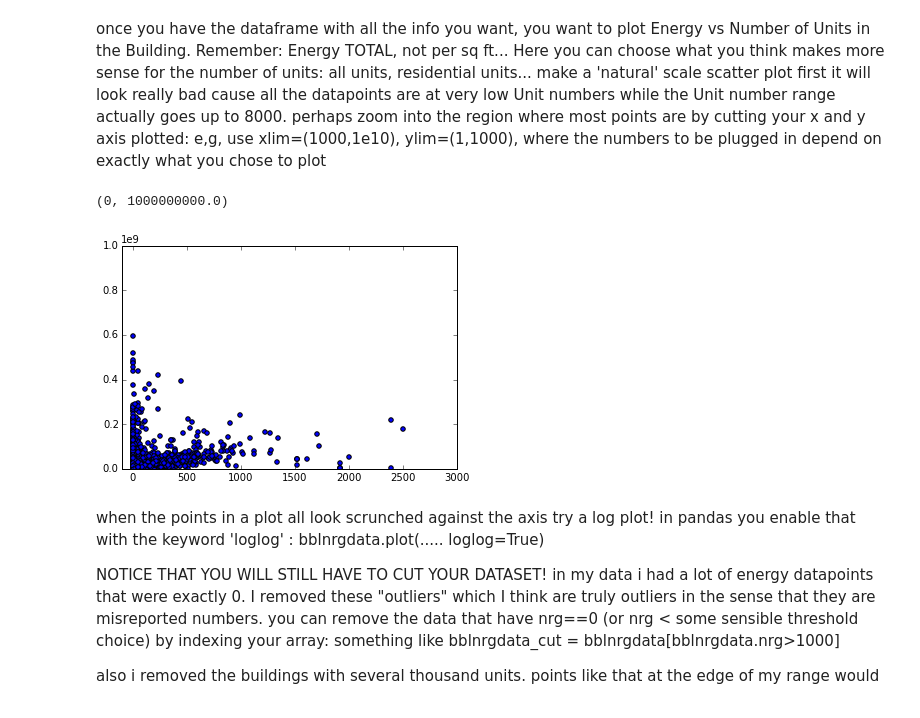
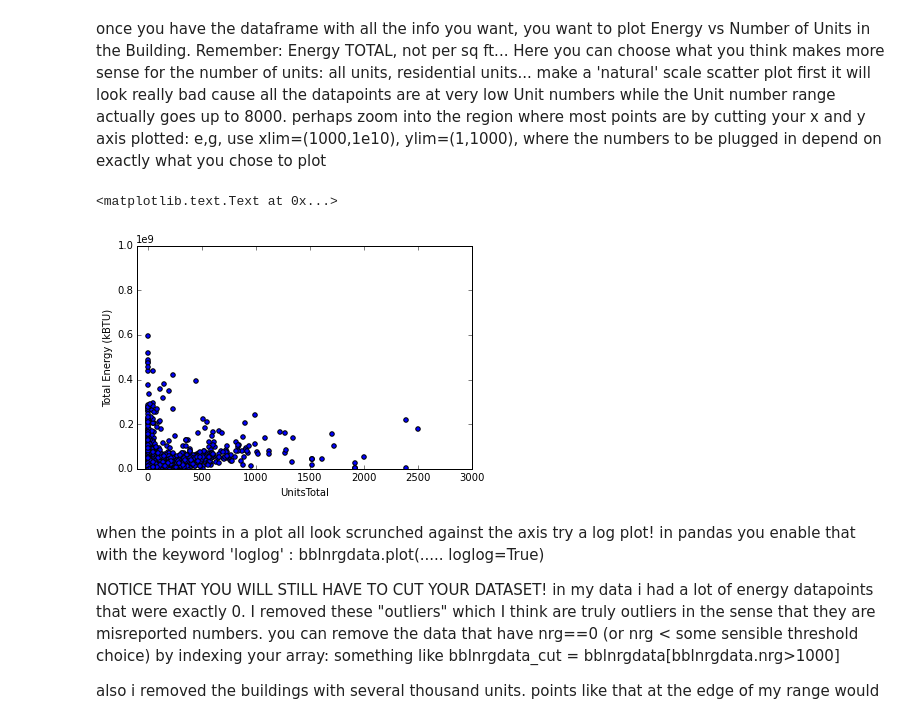
Before and after one commit to jjhall77/PUI2015_jjhall, a Jupyter notebook: HW5/building_nrg_instructions.ipynb, the cells around one changed output. Drawn from its saved outputs; the diff is of its cells as text; code cells hidden in the pictures.

```diff
--- a/HW5/building_nrg_instructions.ipynb
+++ b/HW5/building_nrg_instructions.ipynb
@@ -6,8 +6,11 @@ import pandas as pd
 import os
 import json
 import pylab as pl
+import statsmodels.api as sm
+
 #s = json.load( open(os.getenv('PUI2015')+'/fbb_matplotlibrc.json') )
 #pl.rcParams.update(s)
+plt.style.use('ggplot')
 %pylab inline
 
 #where I store my data files
@@ -157,11 +137,14 @@ make a 'natural' scale scatter plot first it will look really bad cause all the
 perhaps zoom into the region where most points are by cutting your x and y axis plotted: e,g, use xlim=(1000,1e10), ylim=(1,1000), where the numbers to be plugged in depend on exactly what you chose to plot
 # %%
 pl.scatter(bblnrgdata['UnitsTotal'],bblnrgdata['Total_Energy'])
+#pl.scatter(bblnrgdata['UnitsTotal'],bblnrgdata['Site EUI(kBtu/ft2)'])
 pl.xlim((-100,3000))
 pl.ylim((0,1e9))
+pl.ylabel('Total Energy (kBTU)')
+pl.xlabel('UnitsTotal')
 # %% [output]
-(0, 1000000000.0)
+<matplotlib.text.Text at 0x...>
-[figure, old version]
+[figure, new version]
 # %% [markdown]
 when the points in a plot all look scrunched against the axis try a log plot! in pandas you enable that with the keyword 'loglog' :
 bblnrgdata.plot(..... loglog=True)
```
Also changed, not shown: parts of 9 cells of this notebook.
